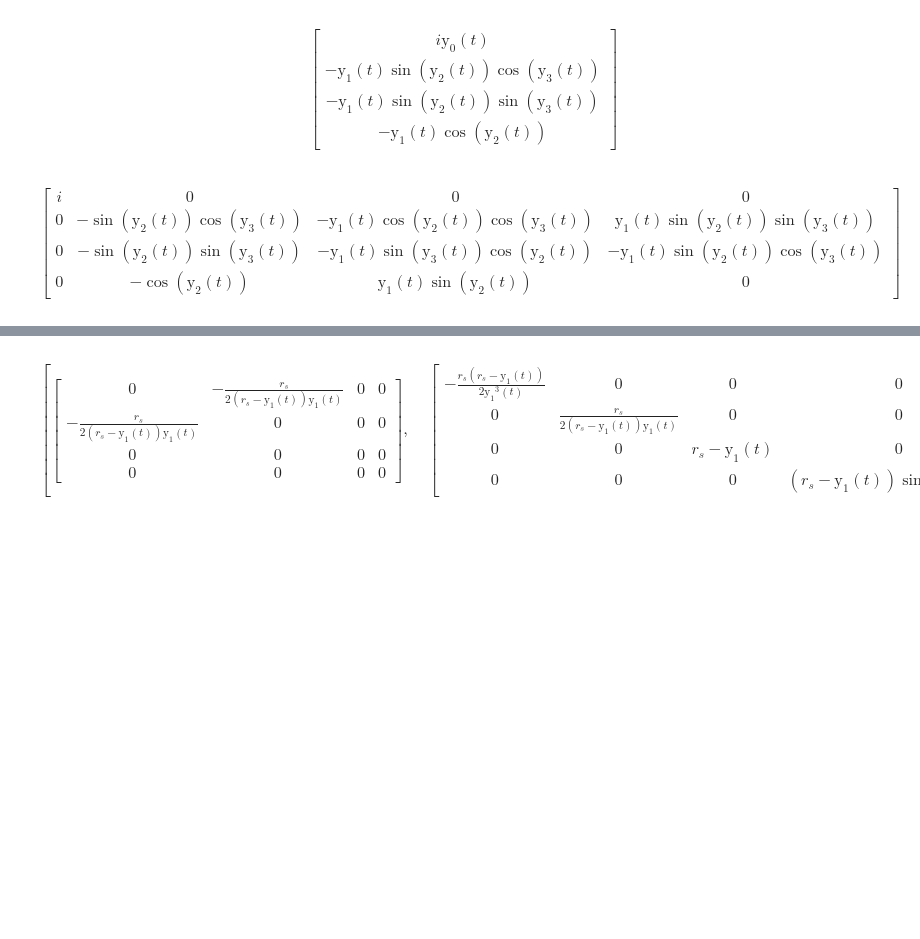
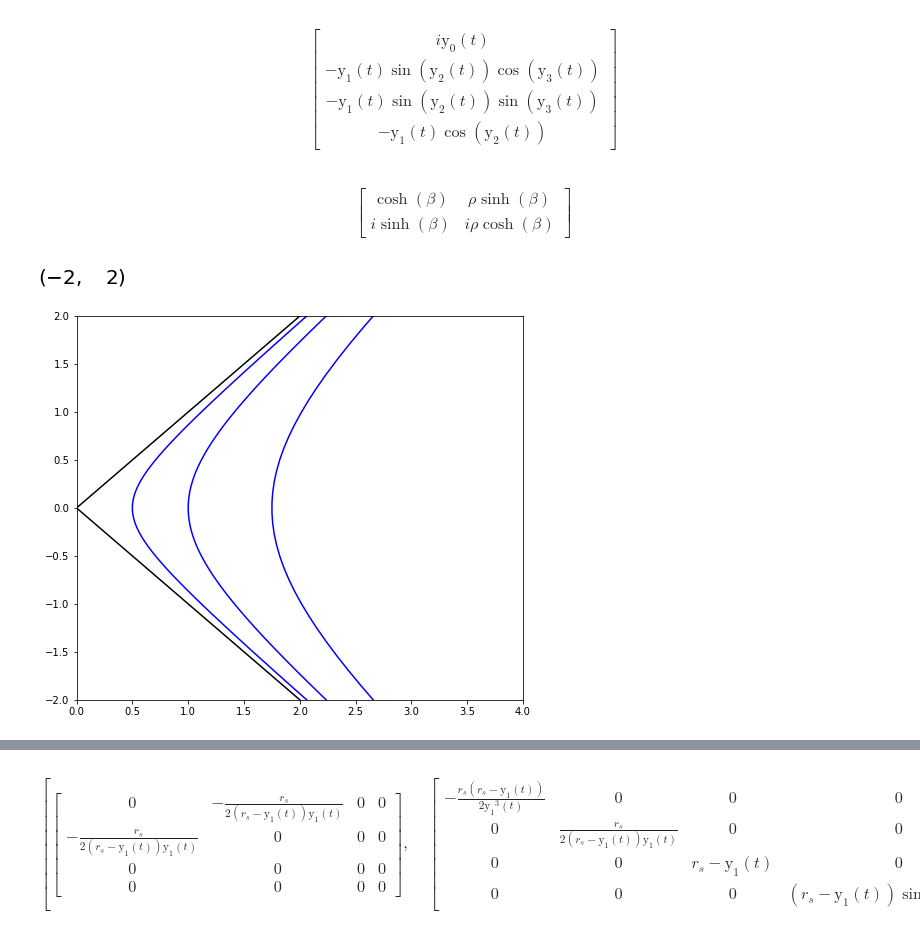
Before and after one commit to coderofgames/DifferentialGeometryPythonTools, a Jupyter notebook: sdg_usage.ipynb, the cells around one changed output, grey strips where cells are left out. Drawn from its saved outputs; the diff is of its cells as text; code cells hidden in the pictures; blank space fills up the shorter version.

```diff
--- a/sdg_usage.ipynb
+++ b/sdg_usage.ipynb
@@ -475,10 +475,38 @@ r2 = Matrix([I*y_0(t),-r[0],-r[1],-r[2]])
 r2
 # %% [output]
 $$\left[\begin{matrix}i \operatorname{y_{0}}{\left (t \right )}\\- \operatorname{y_{1}}{\left (t \right )} \sin{\left (\operatorname{y_{2}}{\left (t \right )} \right )} \cos{\left (\operatorname{y_{3}}{\left (t \right )} \right )}\\- \operatorname{y_{1}}{\left (t \right )} \sin{\left (\operatorname{y_{2}}{\left (t \right )} \right )} \sin{\left (\operatorname{y_{3}}{\left (t \right )} \right )}\\- \operatorname{y_{1}}{\left (t \right )} \cos{\left (\operatorname{y_{2}}{\left (t \right )} \right )}\end{matrix}\right]$$
-# %%
-tau = symbols("tau")
-Y=Matrix([y_0(t), y_1(t),y_2(t),y_3(t)])
-scJ = r2.jacobian(Y)
-scJ
-# %% [output]
-$$\left[\begin{matrix}i & 0 & 0 & 0\\0 & - \sin{\left (\operatorname{y_{2}}{\left (t \right )} \right )} \cos{\left (\operatorname{y_{3}}{\left (t \right )} \right )} & - \operatorname{y_{1}}{\left (t \right )} \cos{\left (\operatorname{y_{2}}{\left (t \right )} \right )} \cos{\left (\operatorname{y_{3}}{\left (t \right )} \right )} & \operatorname{y_{1}}{\left (t \right )} \sin{\left (\operatorname{y_{2}}{\left (t \right )} \right )} \sin{\left (\operatorname{y_{3}}{\left (t \right )} \right )}\\0 & - \sin{\left (\operatorname{y_{2}}{\left (t \right )} \right )} \sin{\left (\operatorname{y_{3}}{\left (t \right )} \right )} & - \operatorname{y_{1}}{\left (t \right )} \sin{\left (\operatorname{y_{3}}{\left (t \right )} \right )} \cos{\left (\operatorname{y_{2}}{\left (t \right )} \right )} & - \operatorname{y_{1}}{\left (t \right )} \sin{\left (\operatorname{y_{2}}{\left (t \right )} \right )} \cos{\left (\operatorname{y_{3}}{\left (t \right )} \right )}\\0 & - \cos{\left (\operatorname{y_{2}}{\left (t \right )} \right )} & \operatorname{y_{1}}{\left (t \right )} \sin{\left (\operatorname{y_{2}}{\left (t \right )} \right )} & 0\end{matrix}\right]$$
+# %%
+rho, beta = symbols("rho, beta")
+x = rho*cosh(beta)
+t = rho*sinh(beta)
+X = Matrix([x,t*I])
+Y = Matrix([rho,beta])
+jc = X.jacobian(Y)
+jc
+# %% [output]
+$$\left[\begin{matrix}\cosh{\left (\beta \right )} & \rho \sinh{\left (\beta \right )}\\i \sinh{\left (\beta \right )} & i \rho \cosh{\left (\beta \right )}\end{matrix}\right]$$
+# %%
+# This shows the Asymptotes of the Schwarzchild metric
+
+PP = Matrix([x,t])
+
+VV1 = Matrix([beta,beta])
+VV2 = Matrix([beta,-beta])
+# create appropriate figure size
+fig = plt.figure(figsize=(8, 24))
+# make a axis with a set of subplots
+ax = fig.add_subplot(3, 1, 1)
+tt = np.linspace(-np.pi,np.pi,100)
+tt2 = np.linspace(0,2,100)
+tt3 = np.linspace(-2,2,100)
+sdg.curve_2d_vector_matrix(ax,PP.subs({rho:1.75}),beta,tt,col='b')
+sdg.curve_2d_vector_matrix(ax,PP.subs({rho:1}),beta,tt,col='b')
+sdg.curve_2d_vector_matrix(ax,PP.subs({rho:0.5}),beta,tt,col='b')
+sdg.curve_2d_vector_matrix(ax,VV1,beta,tt2)
+sdg.curve_2d_vector_matrix(ax,VV2,beta,tt2)
+
+ax.set_xlim(0, 4)
+ax.set_ylim(-2, 2)
+# %% [output]
+[figure, added]
+[figure, added]
```
Also changed, not shown: parts of 16 cells of this notebook, 1 other file.
